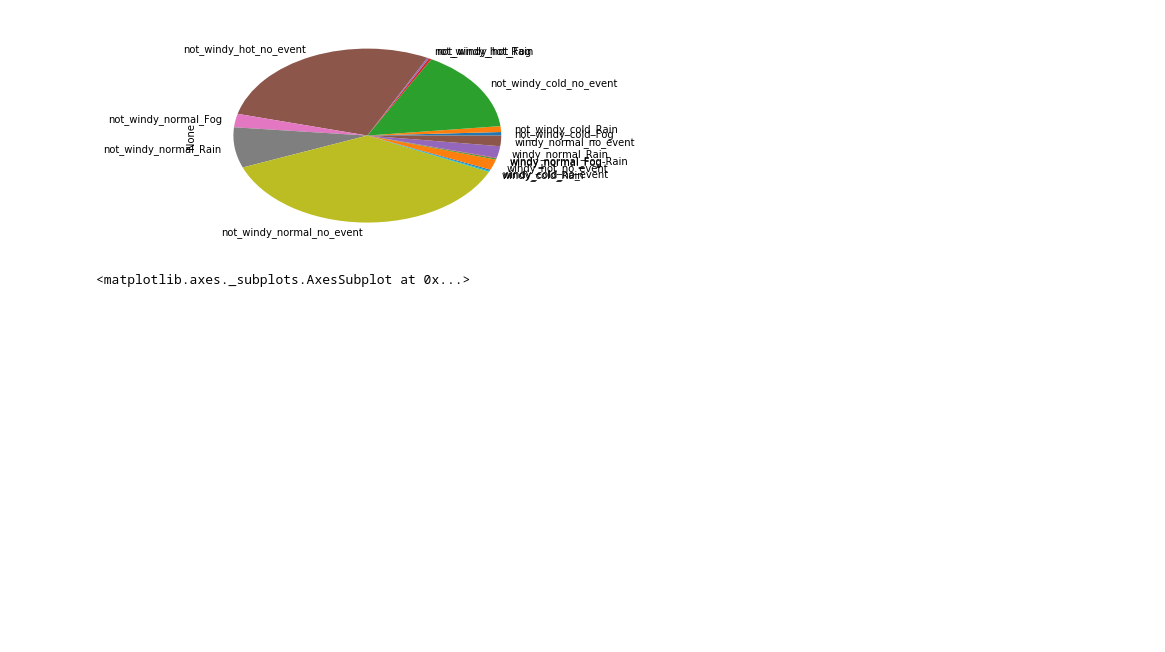
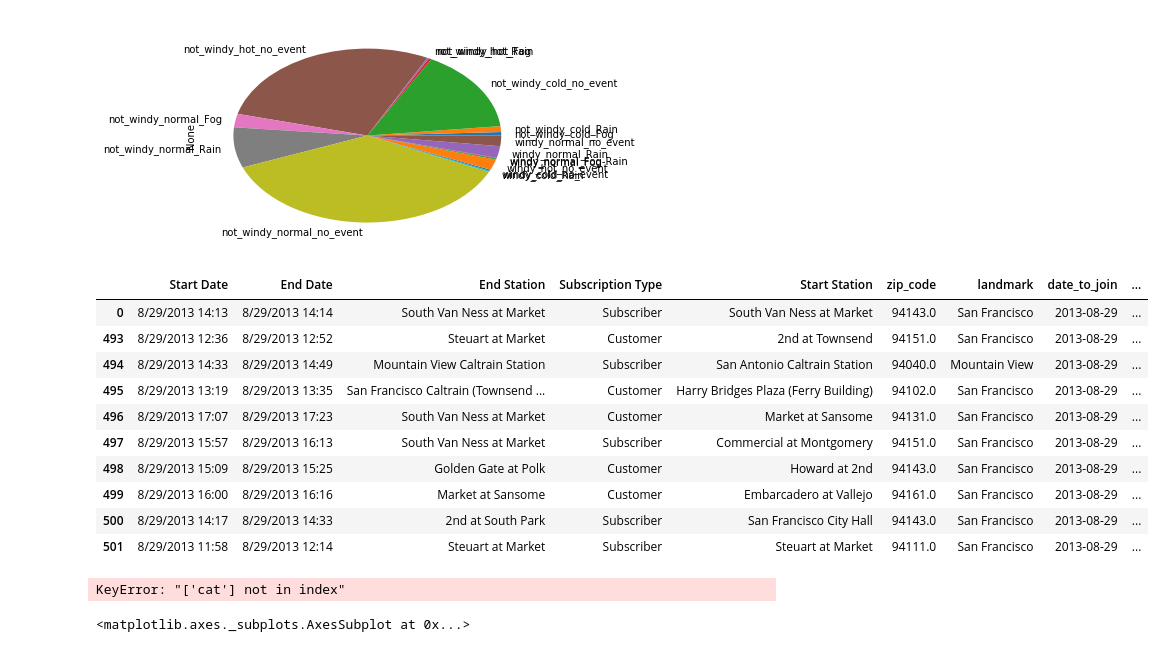
Before and after one commit to seszter/CEU_data_analysis_python, a Jupyter notebook: merging/all_the_way.ipynb, the cells around one changed output. Saved outputs shown, nothing was run; the diff lists cells and outputs as text; code cells hidden in the pictures; blank space fills up the shorter version.

```diff
--- a/merging/all_the_way.ipynb
+++ b/merging/all_the_way.ipynb
@@ -91,10 +95,31 @@ zipdf.drop('zipcode', axis=1, inplace=True)
 # %%
 station_z = pd.merge(station, zipdf, how='left', left_on='zip_code', right_on='zip')
 # %%
-trip_z = pd.merge(trip, station_z[['name', 'landmark']], how='left', left_on='Start Station', right_on='name')
+trip_z = pd.merge(trip, station_z[['name', 'landmark','zip_code']], how='left', left_on='Start Station', right_on='name')
+# %%
+trip_w = pd.merge(trip_z, weather[['date_to_join','landmark','Max_Temperature_F','Mean_Temperature_F']], how='left',
+                  on=['date_to_join','landmark'])
+# %%
+trip_w[['Start Date', 'End Date',
+        'End Station', 'Subscription Type','Start Station','zip_code','landmark',
+        'date_to_join','Max_Temperature_F','Mean_Temperature_F']].sort_values('date_to_join').head(10)
+# %% [output]
+|  | Start Date | End Date | End Station | Subscription Type | Start Station | zip_code | landmark | date_to_join | ... |
+| 0 | 8/29/2013 14:13 | 8/29/2013 14:14 | South Van Ness at Market | Subscriber | South Van Ness at Market | 94143.0 | San Francisco | 2013-08-29 | ... |
+| 493 | 8/29/2013 12:36 | 8/29/2013 12:52 | Steuart at Market | Customer | 2nd at Townsend | 94151.0 | San Francisco | 2013-08-29 | ... |
+| 494 | 8/29/2013 14:33 | 8/29/2013 14:49 | Mountain View Caltrain Station | Subscriber | San Antonio Caltrain Station | 94040.0 | Mountain View | 2013-08-29 | ... |
+| 495 | 8/29/2013 13:19 | 8/29/2013 13:35 | San Francisco Caltrain (Townsend ... | Customer | Harry Bridges Plaza (Ferry Building) | 94102.0 | San Francisco | 2013-08-29 | ... |
+| 496 | 8/29/2013 17:07 | 8/29/2013 17:23 | South Van Ness at Market | Customer | Market at Sansome | 94131.0 | San Francisco | 2013-08-29 | ... |
+| 497 | 8/29/2013 15:57 | 8/29/2013 16:13 | South Van Ness at Market | Subscriber | Commercial at Montgomery | 94151.0 | San Francisco | 2013-08-29 | ... |
+| 498 | 8/29/2013 15:09 | 8/29/2013 15:25 | Golden Gate at Polk | Customer | Howard at 2nd | 94143.0 | San Francisco | 2013-08-29 | ... |
+| 499 | 8/29/2013 16:00 | 8/29/2013 16:16 | Market at Sansome | Customer | Embarcadero at Vallejo | 94161.0 | San Francisco | 2013-08-29 | ... |
+| 500 | 8/29/2013 14:17 | 8/29/2013 14:33 | 2nd at South Park | Subscriber | San Francisco City Hall | 94143.0 | San Francisco | 2013-08-29 | ... |
+| 501 | 8/29/2013 11:58 | 8/29/2013 12:14 | Steuart at Market | Subscriber | Steuart at Market | 94111.0 | San Francisco | 2013-08-29 | ... |
 # %%
 trip_w = pd.merge(trip_z, weather[['date_to_join','landmark','cat']], how='left',
                   on=['date_to_join','landmark'])
+# %% [output]
+KeyError: "['cat'] not in index"
 # %%
 trip_bycat = trip_w.groupby('cat').size().sort_values().reset_index()
 trip_bycat['percent'] = trip_bycat[0]*100/len(trip_w)
```
Also changed, not shown: parts of 4 cells of this notebook, 10 other files.
